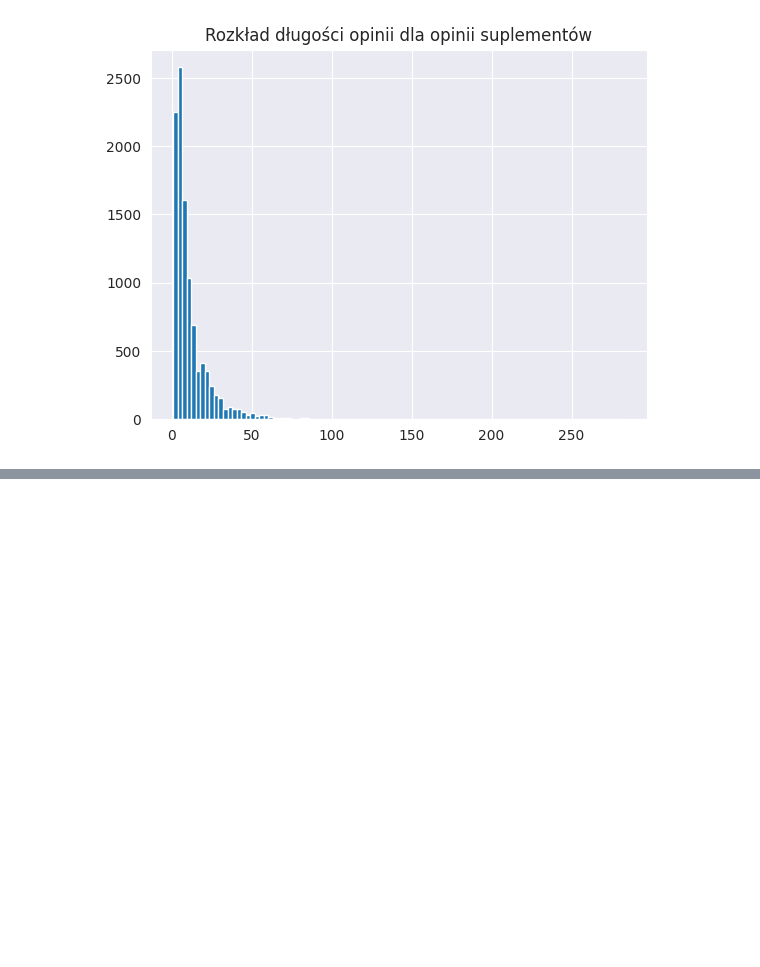
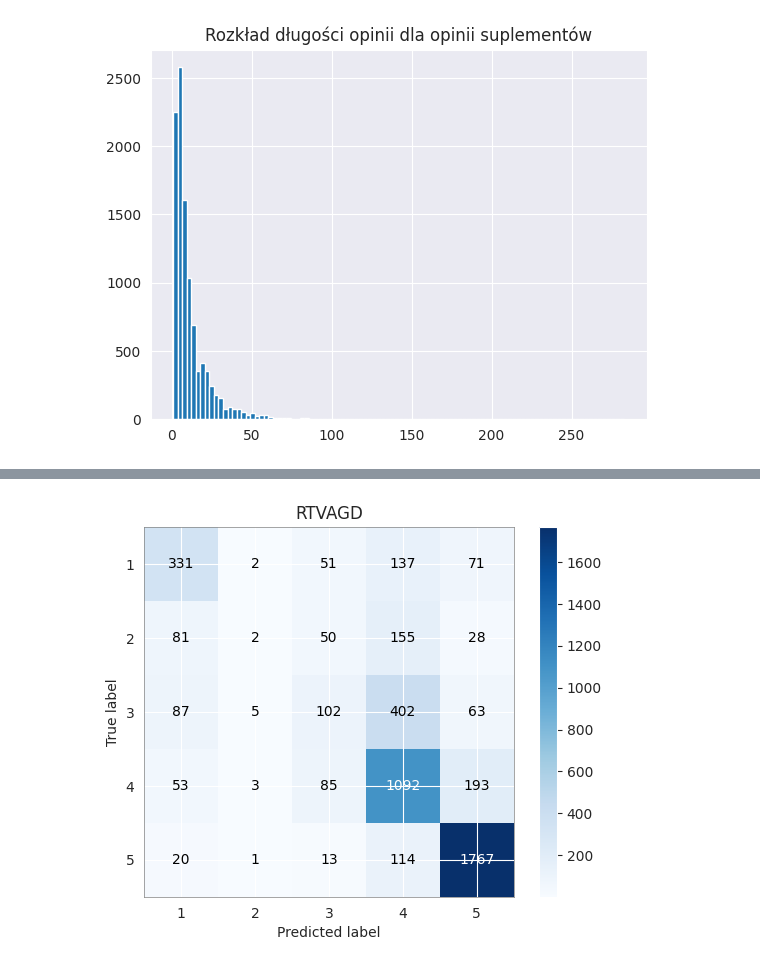
Before and after one commit to 13Dominik/engineering_thesis, a Jupyter notebook: project.ipynb, the cells around one changed output, grey strips where cells are left out. Cells and saved outputs as stored; diff of their text form; code cells hidden in the pictures; blank space fills up the shorter version.

```diff
--- a/project.ipynb
+++ b/project.ipynb
@@ -161,0 +448,4 @@ Text(0.5, 1.0, 'Rozkład długości opinii dla opinii RTVAGD (0-80)')
+# %%
+display_confusion_matrix(y_rtvagd_test, y_rtvagd_pred, "RTVAGD")
+# %% [output]
+[figure, added]
```
Also changed, not shown: parts of 35 cells of this notebook, 3 other files.
